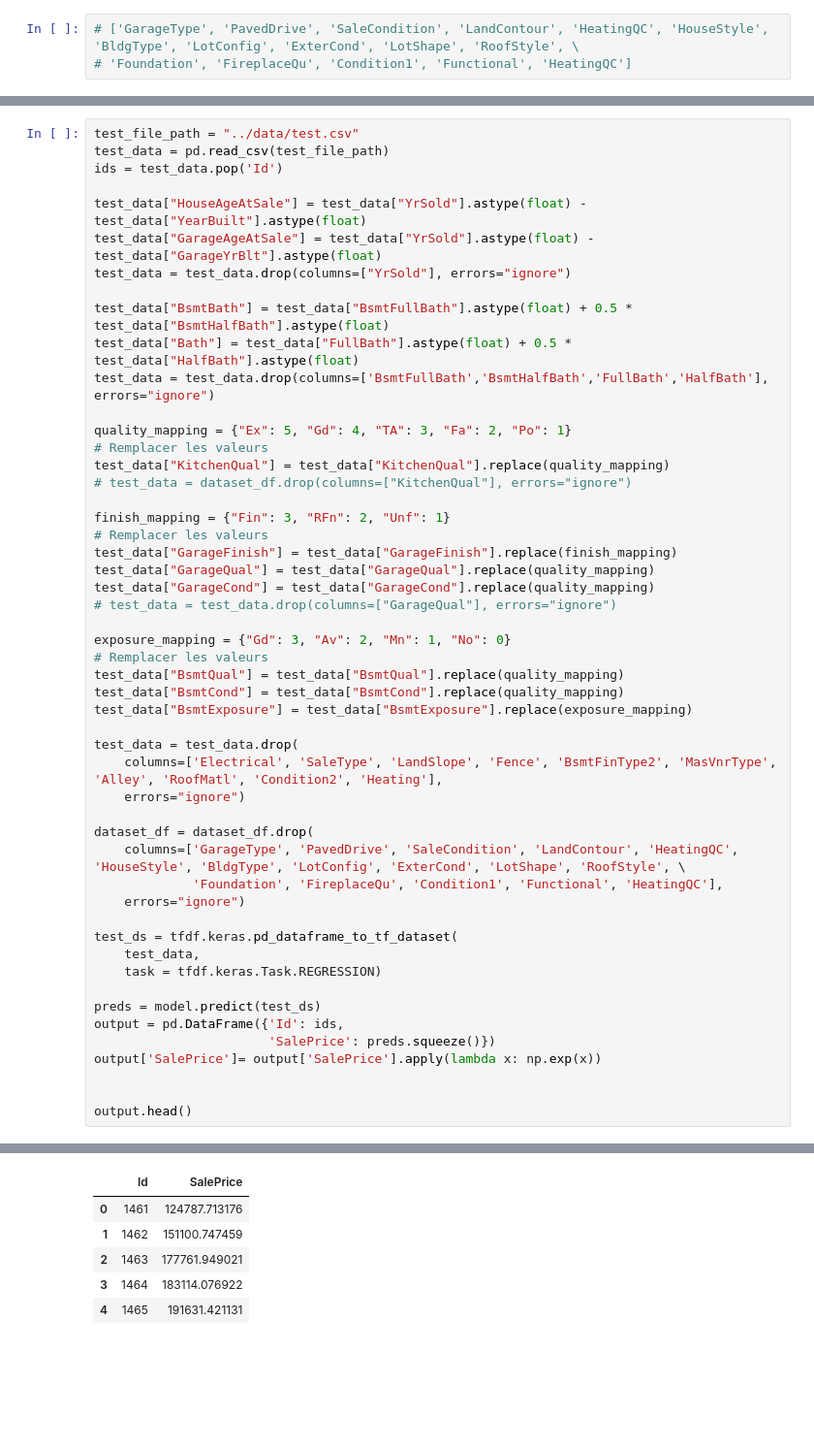
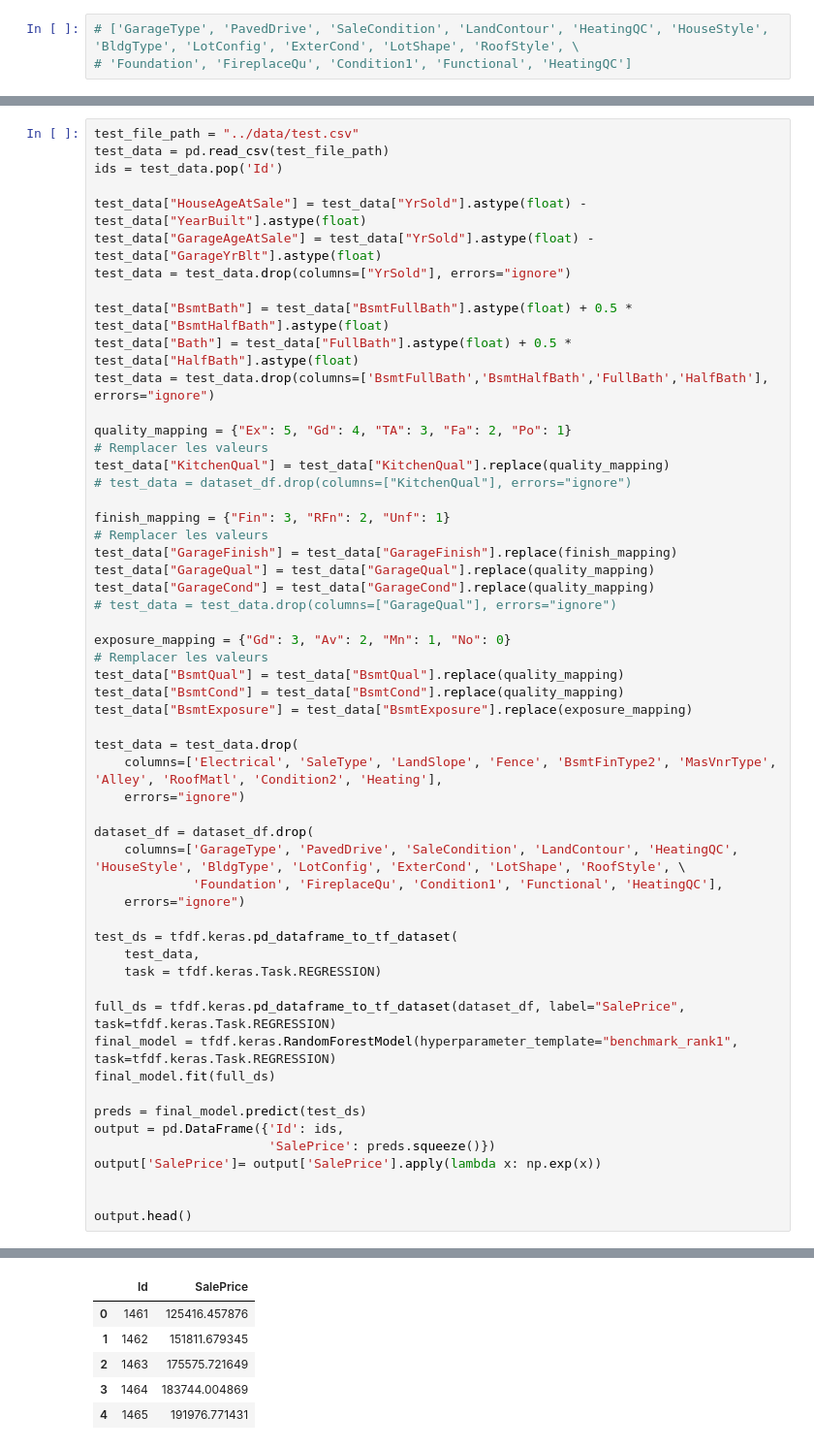
Before and after one commit to driksey/kaggle-house, a Jupyter notebook: notebooks/TFDF.ipynb, the cells around one changed output, grey strips where cells are left out. Shown at 97% size. Saved outputs shown, nothing was run; the diff lists cells and outputs as text; blank space fills up the shorter version.

Commit message:
perf/refactor: 11th try - retrain model on full DS Comment

```diff
--- a/notebooks/EDA6.ipynb
+++ b/notebooks/TFDF.ipynb
@@ -717,7 +708,11 @@ test_ds = tfdf.keras.pd_dataframe_to_tf_dataset(
     test_data,
     task = tfdf.keras.Task.REGRESSION)
 
-preds = model.predict(test_ds)
+full_ds = tfdf.keras.pd_dataframe_to_tf_dataset(dataset_df, label="SalePrice", task=tfdf.keras.Task.REGRESSION)
+final_model = tfdf.keras.RandomForestModel(hyperparameter_template="benchmark_rank1", task=tfdf.keras.Task.REGRESSION)
+final_model.fit(full_ds)
+
+preds = final_model.predict(test_ds)
 output = pd.DataFrame({'Id': ids,
                        'SalePrice': preds.squeeze()})
 output['SalePrice']= output['SalePrice'].apply(lambda x: np.exp(x))
@@ -729,8 +755,8 @@ output.head()
 |  | Id | SalePrice |
-| 0 | 1461 | 124787.713176 |
-| 1 | 1462 | 151100.747459 |
-| 2 | 1463 | 177761.949021 |
-| 3 | 1464 | 183114.076922 |
-| 4 | 1465 | 191631.421131 |
+| 0 | 1461 | 125416.457876 |
+| 1 | 1462 | 151811.679345 |
+| 2 | 1463 | 175575.721649 |
+| 3 | 1464 | 183744.004869 |
+| 4 | 1465 | 191976.771431 |
 # %%
 sample_submission_df = pd.read_csv('../data/sample_submission.csv')
```
Also changed, not shown: parts of 40 cells of this notebook, 1 other file.
